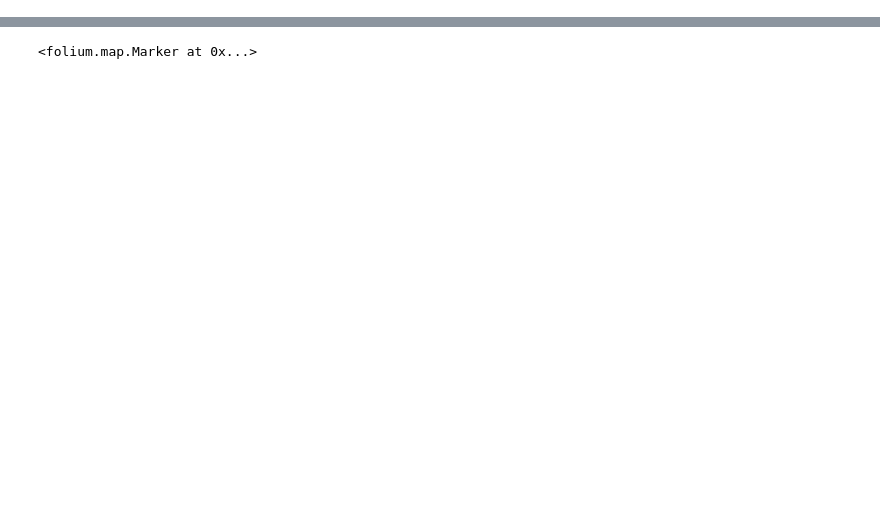
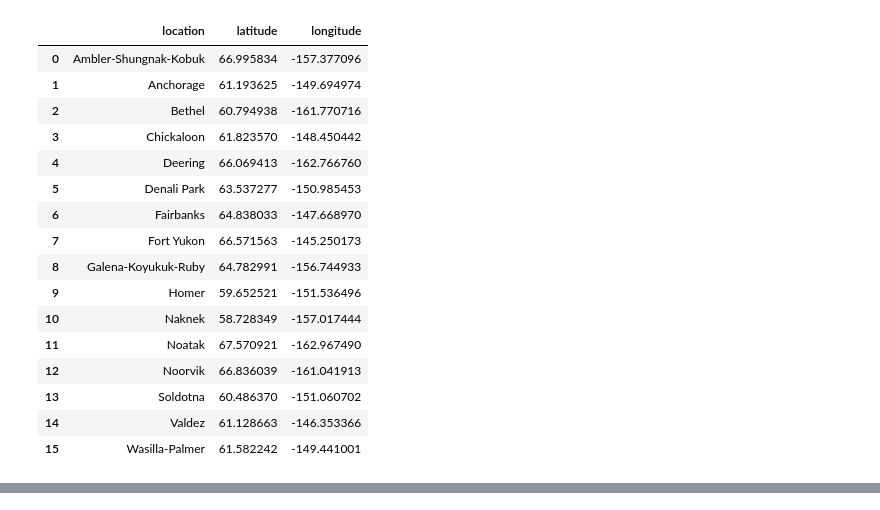
Before and after one commit to acep-uaf/ACEP_solar, a Jupyter notebook: homepage.ipynb, the cells around one changed output, grey strips where cells are left out. Cells and saved outputs as stored; diff of their text form; code cells hidden in the pictures; blank space fills up the shorter version.

```diff
--- a/homepage.ipynb
+++ b/homepage.ipynb
@@ -3,6 +3,44 @@ import os
 import folium
 import pandas as pd
 import branca
+# %%
+coordinate = pd.DataFrame(columns=['location','latitude','longitude'])
+coordinate['location']=['Ambler-Shungnak-Kobuk','Anchorage','Bethel','Chickaloon',
+                        'Deering','Denali Park','Fairbanks','Fort Yukon',
+                        'Galena-Koyukuk-Ruby', 'Homer','Naknek','Noatak',
+                        'Noorvik','Soldotna','Valdez','Wasilla-Palmer']
+
+coordinate['latitude']=[66.995834, 61.193625, 60.794938, 61.823570,
+                        66.069413, 63.537277, 64.838033, 66.571563,
+                        64.782991, 59.652521, 58.728349, 67.570921,
+                        66.836039, 60.486370, 61.128663, 61.582242]
+
+
+coordinate['longitude']=[ -157.377096, -149.694974, -161.770716, -148.450442,
+                         -162.766760,  -150.985453, -147.668970,  -145.250173,
+                         -156.744933, -151.536496, -157.017444, -162.967490,
+                          -161.041913, -151.060702, -146.353366, -149.441001]
+
+
+coordinate
+# %% [output]
+|  | location | latitude | longitude |
+| 0 | Ambler-Shungnak-Kobuk | 66.995834 | -157.377096 |
+| 1 | Anchorage | 61.193625 | -149.694974 |
+| 2 | Bethel | 60.794938 | -161.770716 |
+| 3 | Chickaloon | 61.823570 | -148.450442 |
+| 4 | Deering | 66.069413 | -162.766760 |
+| 5 | Denali Park | 63.537277 | -150.985453 |
+| 6 | Fairbanks | 64.838033 | -147.668970 |
+| 7 | Fort Yukon | 66.571563 | -145.250173 |
+| 8 | Galena-Koyukuk-Ruby | 64.782991 | -156.744933 |
+| 9 | Homer | 59.652521 | -151.536496 |
+| 10 | Naknek | 58.728349 | -157.017444 |
+| 11 | Noatak | 67.570921 | -162.967490 |
+| 12 | Noorvik | 66.836039 | -161.041913 |
+| 13 | Soldotna | 60.486370 | -151.060702 |
+| 14 | Valdez | 61.128663 | -146.353366 |
+| 15 | Wasilla-Palmer | 61.582242 | -149.441001 |
 # %%
 def read_file(file_path):
     all_the_text = open(file_path).read()
@@ -13,29 +51,4 @@ alaska= folium.Map(location = [63.977161, -152.024667], zoom_start = 4)
 alaska
 # %% [output]
 [interactive output not drawn]
-# %%
-
-#Anchorage
-folium.Marker([61.193625, -149.694974], popup = 'Anchorage, AK.',
-              tooltip = 'Anchorage, AK.').add_to(alaska)
-#Kodiak
-folium.Marker([57.794934, -152.392466], popup = 'Kodiak, AK.',
-              tooltip = 'Kodiak, AK.').add_to(alaska)
-#Nome
-folium.Marker([64.516804, -165.399455], popup = 'Nome, AK.',
-              tooltip = 'Nome, AK.').add_to(alaska)
-#Juneau
-folium.Marker([58.306096, -134.422802], popup = 'Juneau, AK.',
-              tooltip = 'Juneau, AK.').add_to(alaska)
-#Prudhoe Bay
-folium.Marker([70.212820, -148.408886], popup = 'Prudhoe Bay, AK.',
-              tooltip = 'Prudhoe Bay, AK.').add_to(alaska)
-#Kotzebue
-folium.Marker([66.888948, -162.512280], popup = 'Kotzebue, AK.',
-              tooltip = 'Kotzebue, AK.').add_to(alaska)
-#Bethel
-folium.Marker([60.794938, -161.770716], popup = 'Bethel, AK.',
-              tooltip = 'Bethel, AK.').add_to(alaska)
-# %% [output]
-<folium.map.Marker at 0x...>
 # %%
```
Also changed, not shown: parts of 4 cells of this notebook.
